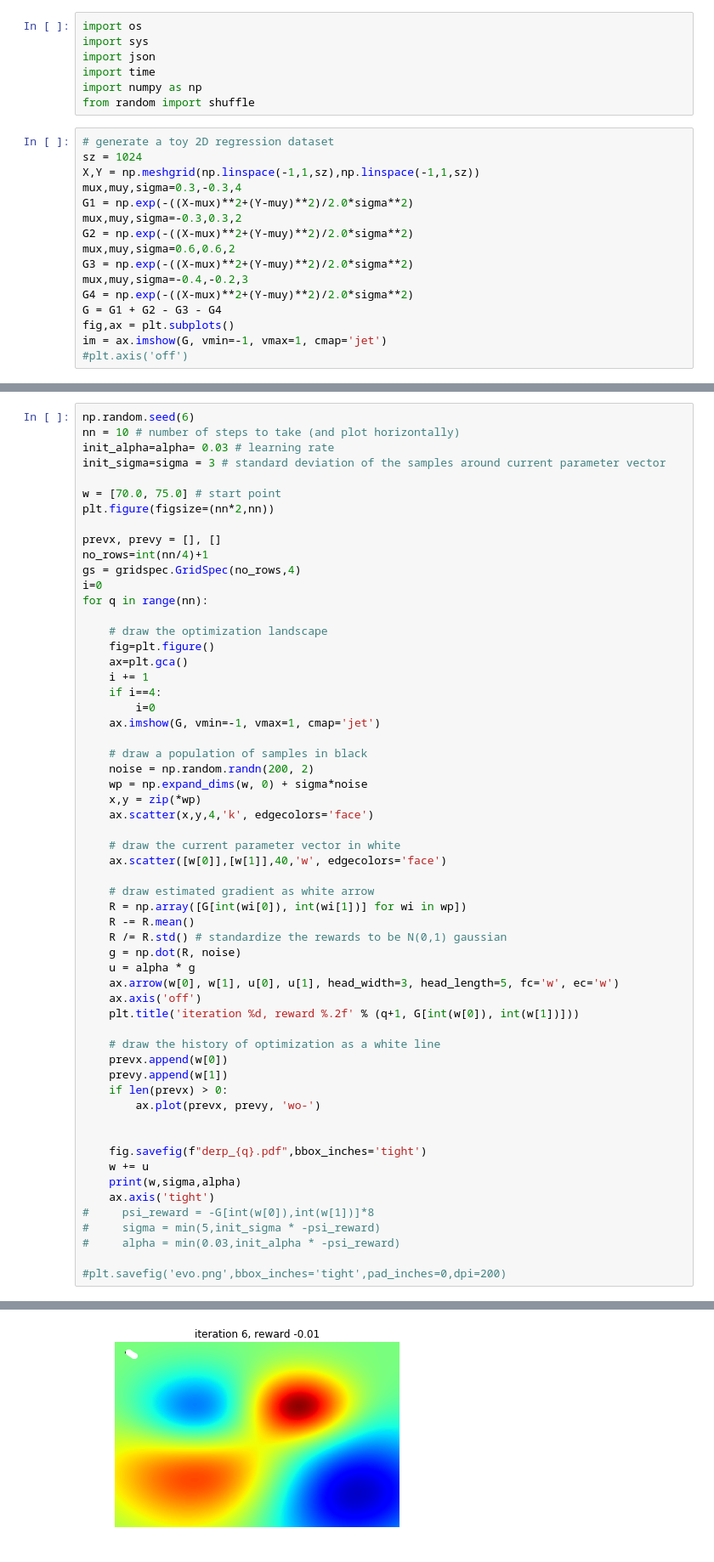
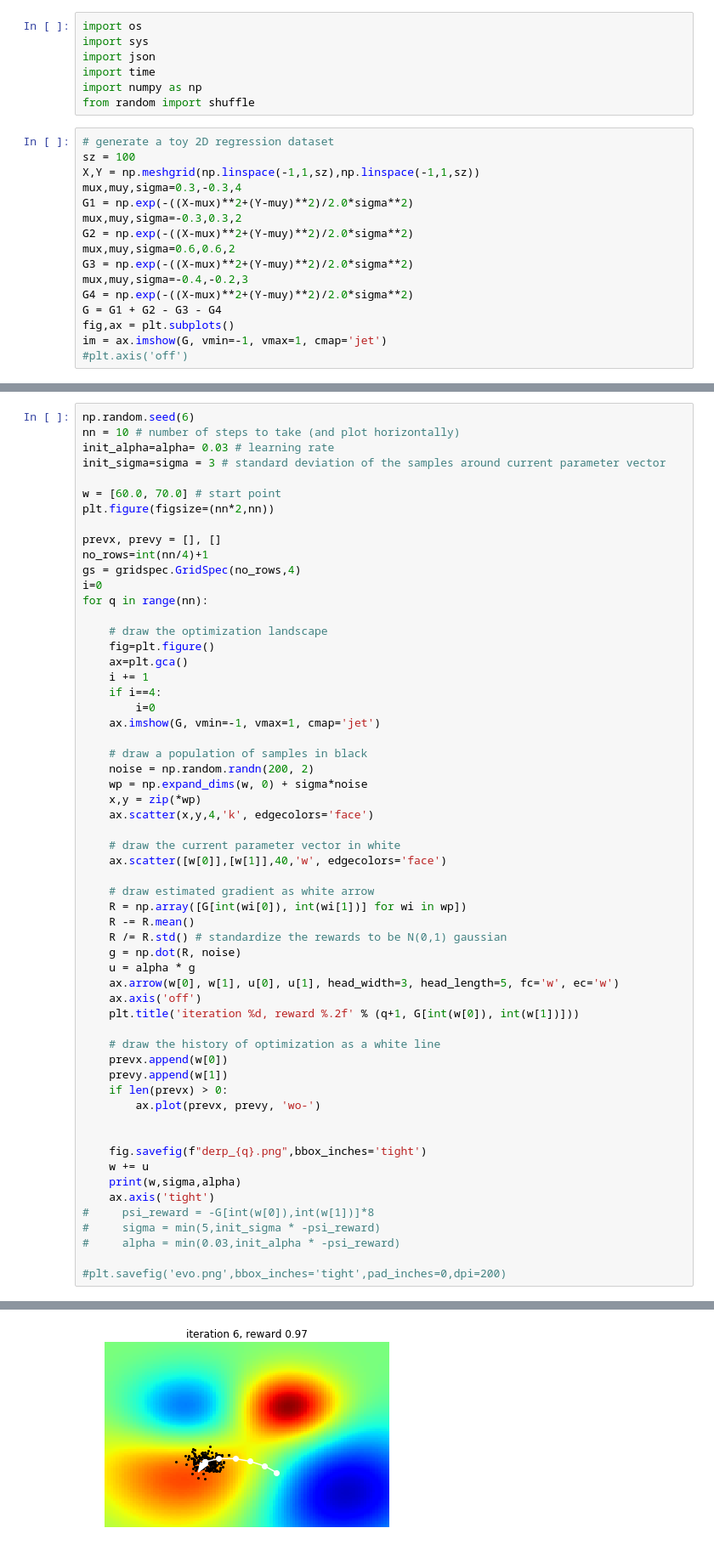
Before and after one commit to gandalfsaxe/letomes, a Jupyter notebook: code/notebooks/es.ipynb, the cells around one changed output, grey strips where cells are left out. Shown at 85% size. Drawn from its saved outputs; the diff is of its cells as text.

```diff
--- a/code/notebooks/es.ipynb
+++ b/code/notebooks/es.ipynb
@@ -15,7 +15,7 @@ import numpy as np
 from random import shuffle
 # %%
 # generate a toy 2D regression dataset
-sz = 1024
+sz = 100
 X,Y = np.meshgrid(np.linspace(-1,1,sz),np.linspace(-1,1,sz))
 mux,muy,sigma=0.3,-0.3,4
 G1 = np.exp(-((X-mux)**2+(Y-muy)**2)/2.0*sigma**2)
@@ -37,7 +37,7 @@ nn = 10 # number of steps to take (and plot horizontally)
 init_alpha=alpha= 0.03 # learning rate
 init_sigma=sigma = 3 # standard deviation of the samples around current parameter vector
 
-w = [70.0, 75.0] # start point
+w = [60.0, 70.0] # start point
 plt.figure(figsize=(nn*2,nn))
 
 prevx, prevy = [], []
@@ -80,7 +80,7 @@ for q in range(nn):
         ax.plot(prevx, prevy, 'wo-')
 
 
-    fig.savefig(f"derp_{q}.pdf",bbox_inches='tight')
+    fig.savefig(f"derp_{q}.png",bbox_inches='tight')
     w += u
     print(w,sigma,alpha)
     ax.axis('tight')
@@ -109 +109 @@ for q in range(nn):
-[figure, old version]
+[figure, new version]
```
Also changed, not shown: parts of 2 cells of this notebook, 4 other files.
